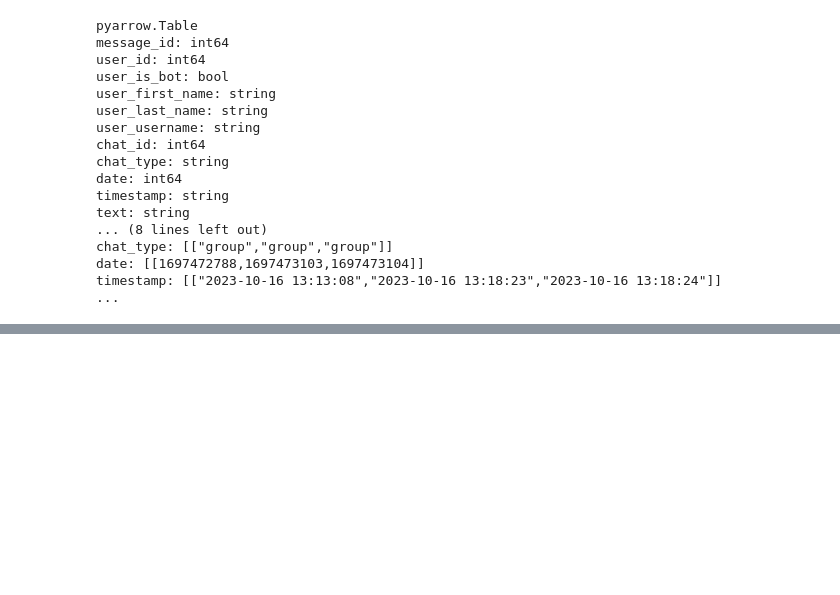
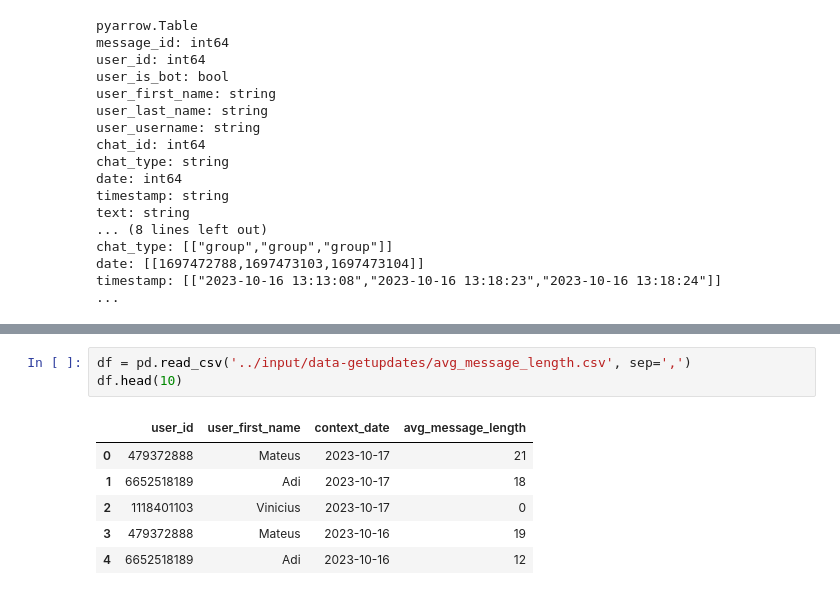
Before and after one commit to mateus-miguel/projeto-pipeline-telegram, a Jupyter notebook: telegram-pipeline-project.ipynb, the cells around one changed output, grey strips where cells are left out. Cells and saved outputs as stored; diff of their text form; blank space fills up the shorter version.

```diff
--- a/telegram-pipeline-project.ipynb
+++ b/telegram-pipeline-project.ipynb
@@ -339,0 +443,10 @@ timestamp: [["2023-10-16 13:13:08","2023-10-16 13:18:23","2023-10-16 13:18:24"]]
+# %%
+df = pd.read_csv('../input/data-getupdates/avg_message_length.csv', sep=',')
+df.head(10)
+# %% [output]
+|  | user_id | user_first_name | context_date | avg_message_length |
+| 0 | 479372888 | Mateus | 2023-10-17 | 21 |
+| 1 | 6652518189 | Adi | 2023-10-17 | 18 |
+| 2 | 1118401103 | Vinicius | 2023-10-17 | 0 |
+| 3 | 479372888 | Mateus | 2023-10-16 | 19 |
+| 4 | 6652518189 | Adi | 2023-10-16 | 12 |
```
Also changed, not shown: parts of 11 cells of this notebook.
